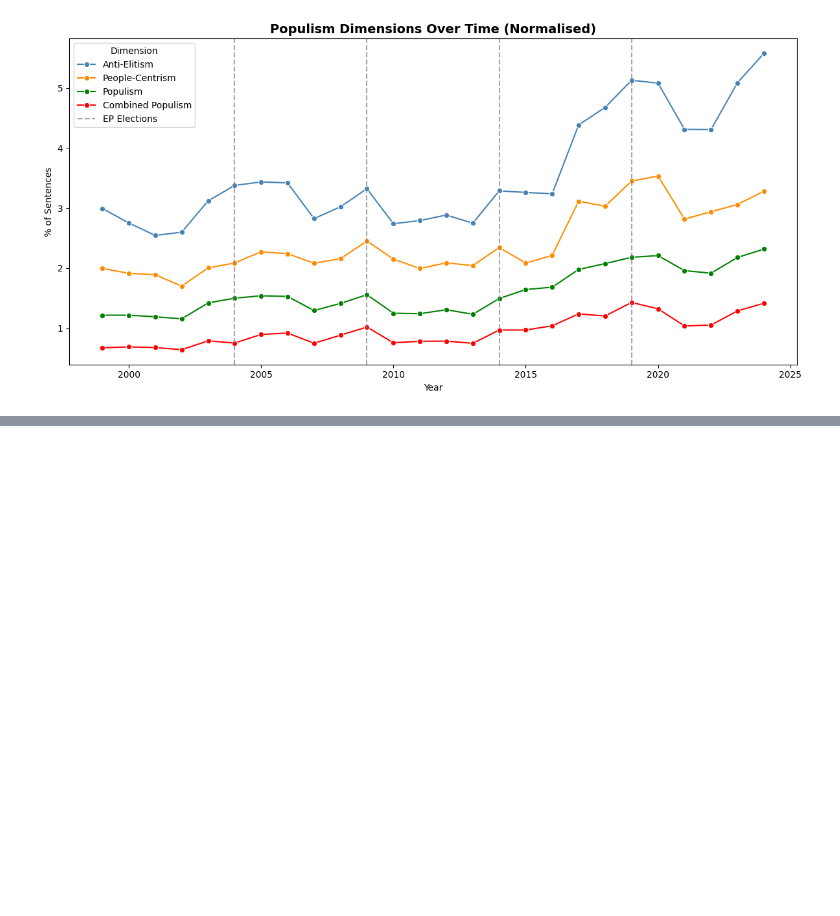
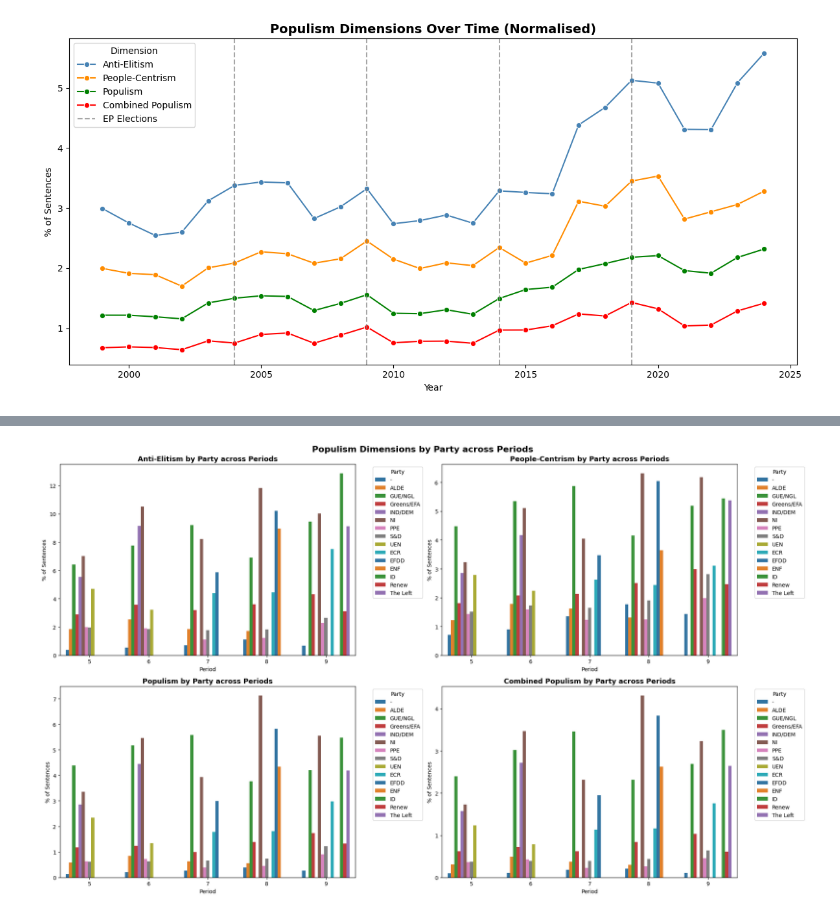
Before and after one commit to gransera/ep_populism_classification, a Jupyter notebook: notebooks/03_analysis_populism_dimensions.ipynb, the cells around one changed output, grey strips where cells are left out. Saved outputs shown, nothing was run; the diff lists cells and outputs as text; code cells hidden in the pictures; blank space fills up the shorter version.

```diff
--- a/notebooks/03_analysis_populism_dimensions.ipynb
+++ b/notebooks/03_analysis_populism_dimensions.ipynb
@@ -271,0 +420,25 @@ plt.show()
+# %%
+fig, axes = plt.subplots(2, 2, figsize=(20, 12))
+
+for (dim_col, dim_name, *_), ax in zip(dimensions[:4], axes.flatten()):
+    share_col = f'{dim_name}_share'
+
+    sns.barplot(
+        data=party_period,
+        x='period',
+        y=share_col,
+        hue='party',
+        palette=line_palette,
+        ax=ax
+    )
+    ax.set_title(f'{dim_name.replace("_", " ").title()} by Party across Periods', fontsize=13, fontweight='bold')
+    ax.set_ylabel('% of Sentences')
+    ax.set_xlabel('Period')
+    ax.legend(title='Party', bbox_to_anchor=(1.05, 1), loc='upper left')
+
+plt.suptitle('Populism Dimensions by Party across Periods', fontsize=16, fontweight='bold')
+plt.tight_layout()
+plt.savefig('../outputs/bar_charts/dimensions_party_period.png', dpi=300, bbox_inches='tight')
+plt.show()
+# %% [output]
+[figure, added]
```
Also changed, not shown: parts of 10 cells of this notebook.
